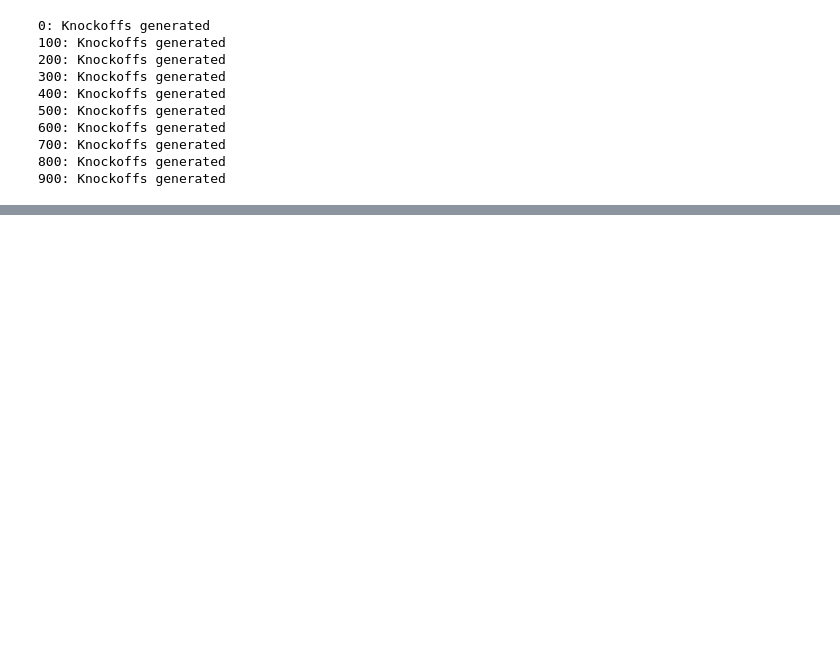
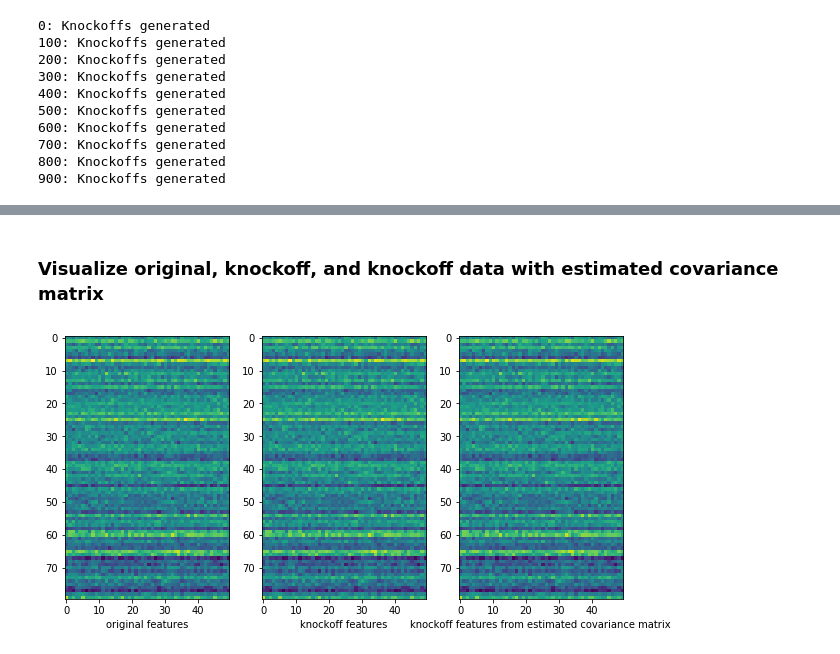
Before and after one commit to toamto94/MetropolizedKnockoffs, a Jupyter notebook: README.ipynb, the cells around one changed output, grey strips where cells are left out. Cells and saved outputs as stored; diff of their text form; code cells hidden in the pictures; blank space fills up the shorter version.

```diff
--- a/README.ipynb
+++ b/README.ipynb
@@ -124,0 +107,13 @@ plt.show()
+# %% [markdown]
+### Visualize original, knockoff, and knockoff data with estimated covariance matrix
+# %%
+fig, ax = plt.subplots(1, 3, figsize=(10, 15))
+ax[0].imshow(Y[:80, :])
+ax[1].imshow(Y_tilde[:80, :])
+ax[2].imshow(Y_tilde_hat[:80, :])
+ax[0].set_xlabel("original features")
+ax[1].set_xlabel("knockoff features")
+ax[2].set_xlabel("knockoff features from estimated covariance matrix")
+plt.show()
+# %% [output]
+[figure, added]
```
Also changed, not shown: parts of 25 cells of this notebook, 9 other files.
